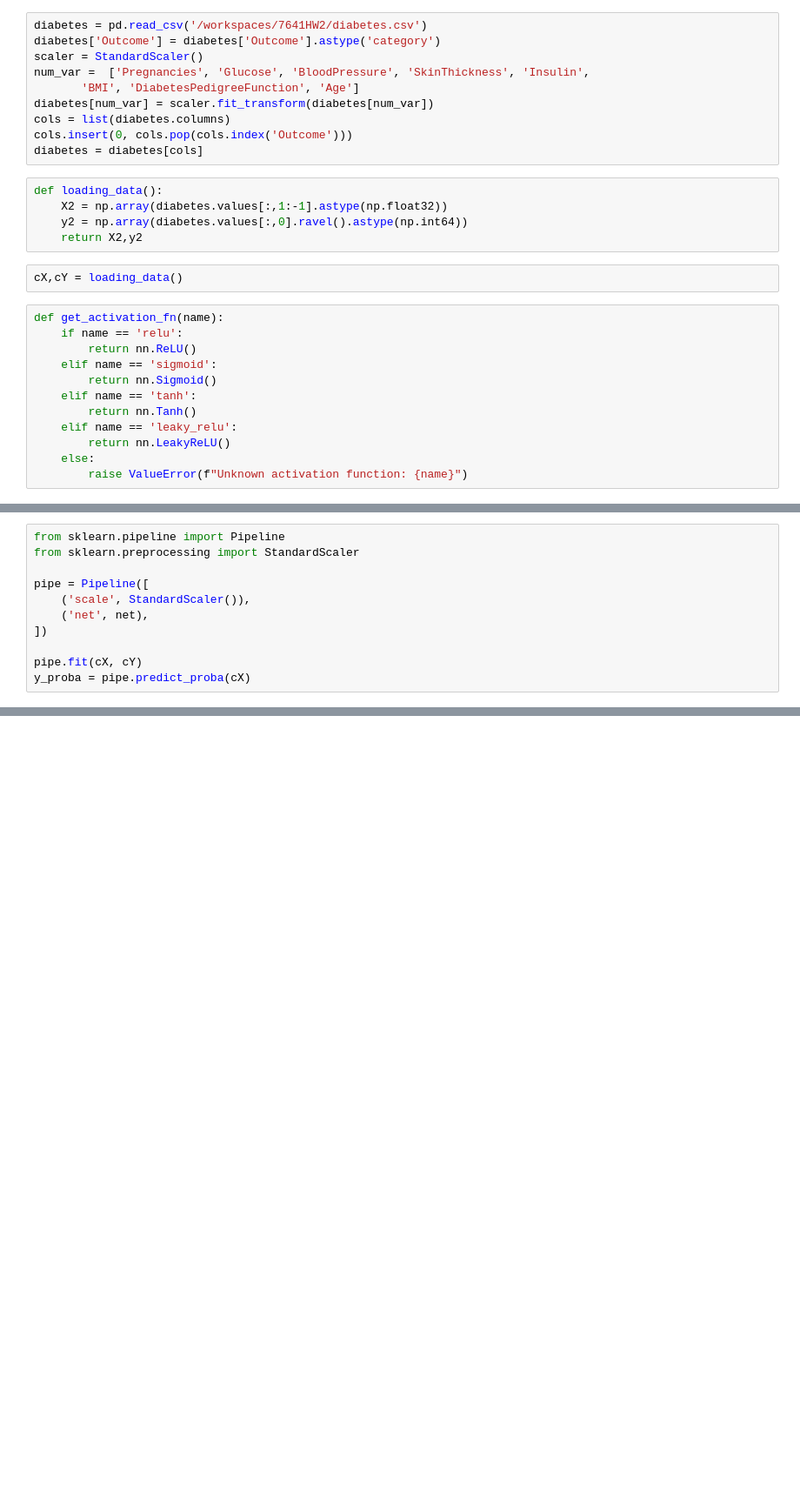
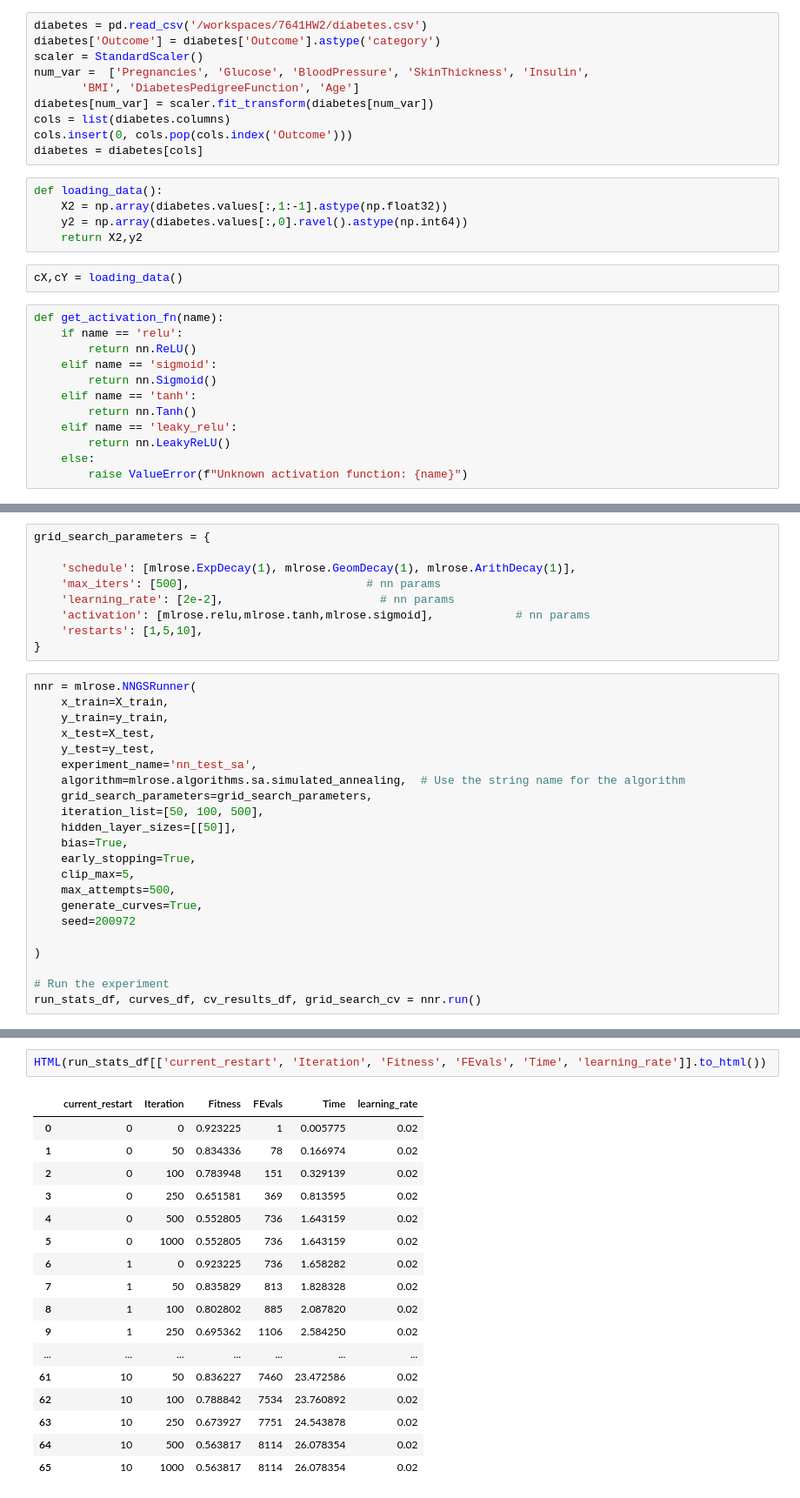
Before and after one commit to ankitrahejagatech/7641HW2, a Jupyter notebook: NNDiabetestDatasetHW2.ipynb, the cells around one changed output, grey strips where cells are left out. Shown at 87% size. Drawn from its saved outputs; the diff is of its cells as text; blank space fills up the shorter version.

```diff
--- a/NNDiabetestDatasetHW2.ipynb
+++ b/NNDiabetestDatasetHW2.ipynb
@@ -157,11 +121,0 @@ plt.legend(frameon=False)
-# %%
-from sklearn.pipeline import Pipeline
-from sklearn.preprocessing import StandardScaler
-
-pipe = Pipeline([
-    ('scale', StandardScaler()),
-    ('net', net),
-])
-
-pipe.fit(cX, cY)
-y_proba = pipe.predict_proba(cX)
@@ -212,0 +363,31 @@ best score: 0.783, best params: {'lr': 0.02, 'max_epochs': 70, 'module__hidden_l
+# %%
+grid_search_parameters = {
+
+    'schedule': [mlrose.ExpDecay(1), mlrose.GeomDecay(1), mlrose.ArithDecay(1)],
+    'max_iters': [500],                          # nn params
+    'learning_rate': [2e-2],                       # nn params
+    'activation': [mlrose.relu,mlrose.tanh,mlrose.sigmoid],            # nn params
+    'restarts': [1,5,10],
+}
+# %%
+nnr = mlrose.NNGSRunner(
+    x_train=X_train,
+    y_train=y_train,
+    x_test=X_test,
+    y_test=y_test,
+    experiment_name='nn_test_sa',
+    algorithm=mlrose.algorithms.sa.simulated_annealing,  # Use the string name for the algorithm
+    grid_search_parameters=grid_search_parameters,
+    iteration_list=[50, 100, 500],
+    hidden_layer_sizes=[[50]],
+    bias=True,
+    early_stopping=True,
+    clip_max=5,
+    max_attempts=500,
+    generate_curves=True,
+    seed=200972
+
+)
+
+# Run the experiment
+run_stats_df, curves_df, cv_results_df, grid_search_cv = nnr.run()
@@ -212,0 +481,20 @@ best score: 0.783, best params: {'lr': 0.02, 'max_epochs': 70, 'module__hidden_l
+# %%
+HTML(run_stats_df[['current_restart', 'Iteration', 'Fitness', 'FEvals', 'Time', 'learning_rate']].to_html())
+# %% [output]
+|  | current_restart | Iteration | Fitness | FEvals | Time | learning_rate |
+| 0 | 0 | 0 | 0.923225 | 1 | 0.005775 | 0.02 |
+| 1 | 0 | 50 | 0.834336 | 78 | 0.166974 | 0.02 |
+| 2 | 0 | 100 | 0.783948 | 151 | 0.329139 | 0.02 |
+| 3 | 0 | 250 | 0.651581 | 369 | 0.813595 | 0.02 |
+| 4 | 0 | 500 | 0.552805 | 736 | 1.643159 | 0.02 |
+| 5 | 0 | 1000 | 0.552805 | 736 | 1.643159 | 0.02 |
+| 6 | 1 | 0 | 0.923225 | 736 | 1.658282 | 0.02 |
+| 7 | 1 | 50 | 0.835829 | 813 | 1.828328 | 0.02 |
+| 8 | 1 | 100 | 0.802802 | 885 | 2.087820 | 0.02 |
+| 9 | 1 | 250 | 0.695362 | 1106 | 2.584250 | 0.02 |
+| ... | ... | ... | ... | ... | ... | ... |
+| 61 | 10 | 50 | 0.836227 | 7460 | 23.472586 | 0.02 |
+| 62 | 10 | 100 | 0.788842 | 7534 | 23.760892 | 0.02 |
+| 63 | 10 | 250 | 0.673927 | 7751 | 24.543878 | 0.02 |
+| 64 | 10 | 500 | 0.563817 | 8114 | 26.078354 | 0.02 |
+| 65 | 10 | 1000 | 0.563817 | 8114 | 26.078354 | 0.02 |
```
Also changed, not shown: parts of 29 cells of this notebook, 17 other files.
